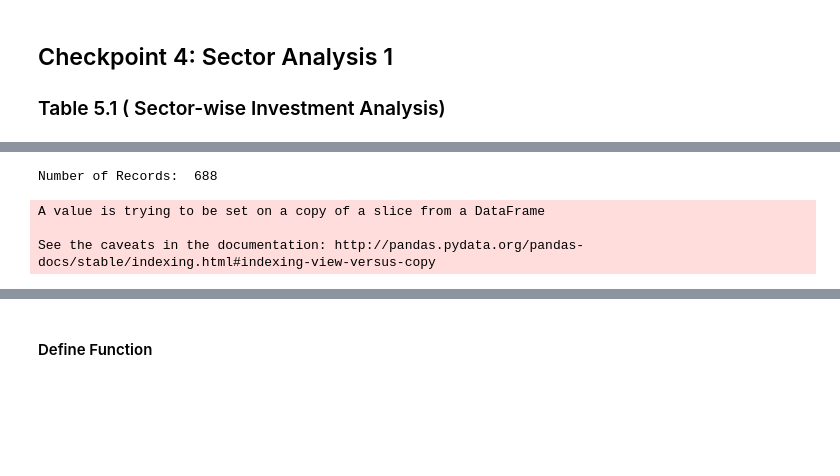
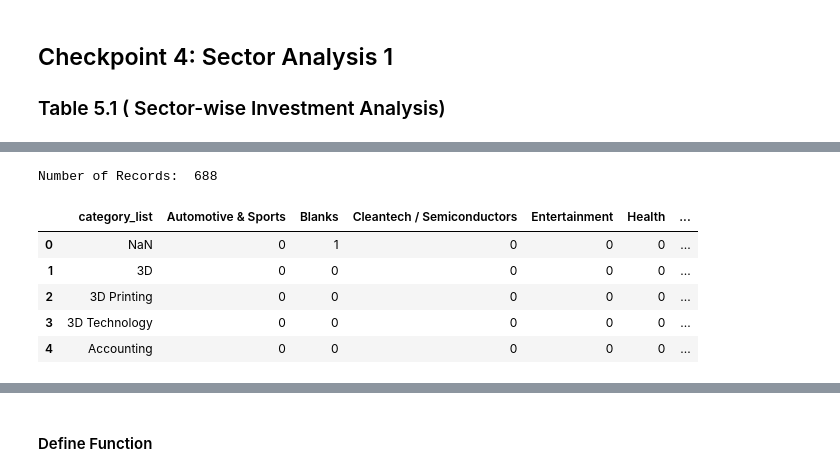
Before and after one commit to ab9bhatia/PythonScripts, a Jupyter notebook: scripts/Spark_Funds_Project.ipynb, the cells around one changed output, grey strips where cells are left out. Cells and saved outputs as stored; diff of their text form; code cells hidden in the pictures; blank space fills up the shorter version.

```diff
--- a/scripts/Spark_Funds_Project.ipynb
+++ b/scripts/Spark_Funds_Project.ipynb
@@ -277,26 +269,20 @@ See the caveats in the documentation: http://pandas.pydata.org/pandas-docs/stabl
 # %%
 mapping =  pd.read_csv(inputDir+file3,encoding='iso-8859-1') # Use 'iso-8859-1' for accented characters
 print('\nNumber of Records: ',mapping.shape[0]) # shape includes NA
 
 # There are multiple records in the dataset column category_list where 'na' is replaced by 0, so we have to replace 0 with na,
 # we have to make sure if data contains 2.0 or v3.0 we should not replace it.
 # '.*' is for zero or more occurances before 0, '.+ is for one or more occurance after 0.
 
-#(mapping.category_list.str.contains('[.*0]')==True) &  (mapping.category_list.str.endswith('0')==False)
-#map_regex.replace(to_replace='0', value='na', inplace=True)
-#mapping
-#mapping_cleaned = mapping.copy()
 regex = (mapping.category_list.str.contains('[.*0]')==True) &  (mapping.category_list.str.endswith('0')==False)
-#mapping_cleaned[regex].category_list = mapping[regex].category_list.replace('0','na',inplace=True)
-
-#mapping[regex].category_list = mapping[regex].category_list.str.replace('0','na')
-#a = "A0lytics"
-#a.replace('0','na')
-mapping[regex].loc['category_list'] = mapping[regex].iloc[:,0:1].replace(to_replace='0',value='na',inplace=True)
-
-#mapping[regex].iloc[:,0:1]
+mapping_cleaned = mapping.copy()
+mapping_cleaned.loc[regex,'category_list'] = mapping_cleaned.loc[regex,'category_list'].replace('0','na',regex=True)
+mapping_cleaned.head()
 # %% [output]
 Number of Records:  688
-A value is trying to be set on a copy of a slice from a DataFrame
-
-See the caveats in the documentation: http://pandas.pydata.org/pandas-docs/stable/indexing.html#indexing-view-versus-copy
+|  | category_list | Automotive & Sports | Blanks | Cleantech / Semiconductors | Entertainment | Health | ... |
+| 0 | NaN | 0 | 1 | 0 | 0 | 0 | ... |
+| 1 | 3D | 0 | 0 | 0 | 0 | 0 | ... |
+| 2 | 3D Printing | 0 | 0 | 0 | 0 | 0 | ... |
+| 3 | 3D Technology | 0 | 0 | 0 | 0 | 0 | ... |
+| 4 | Accounting | 0 | 0 | 0 | 0 | 0 | ... |
```
Also changed, not shown: parts of 14 cells of this notebook, 5 other files.
